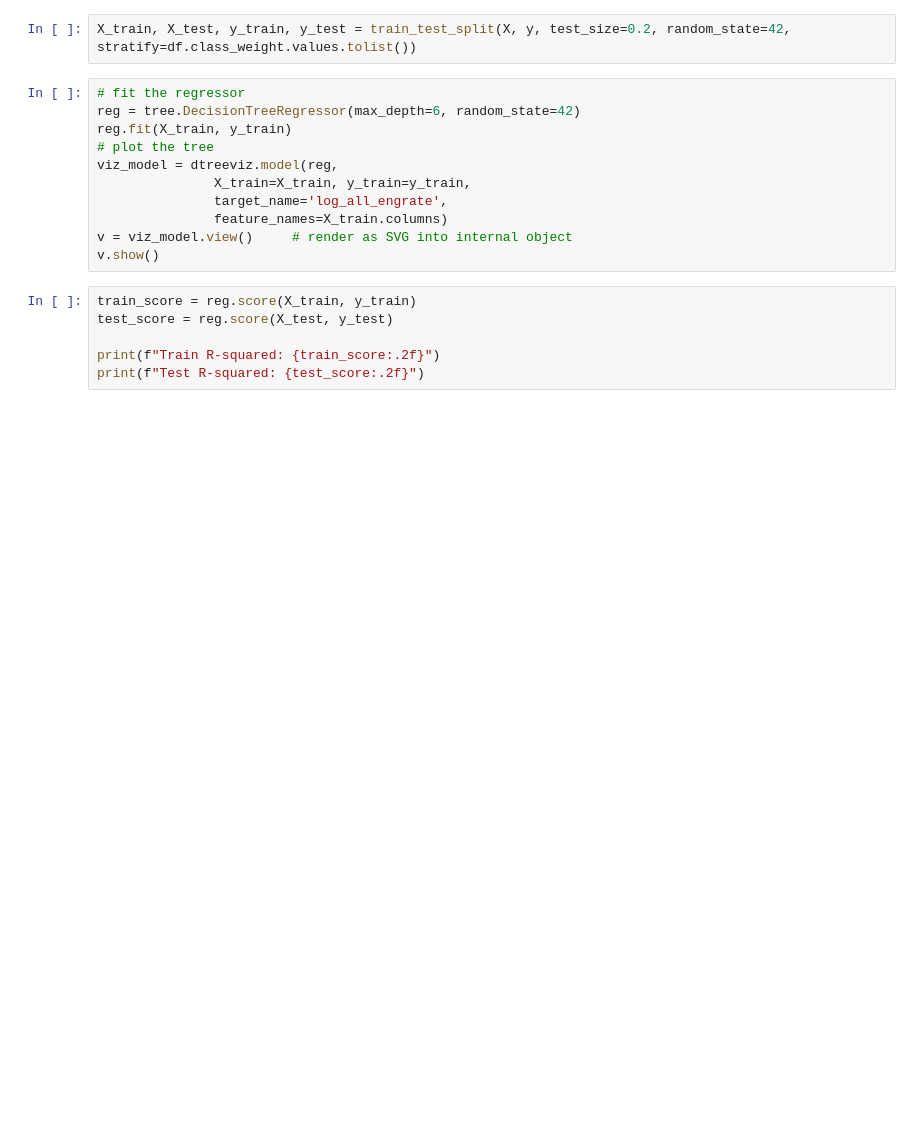
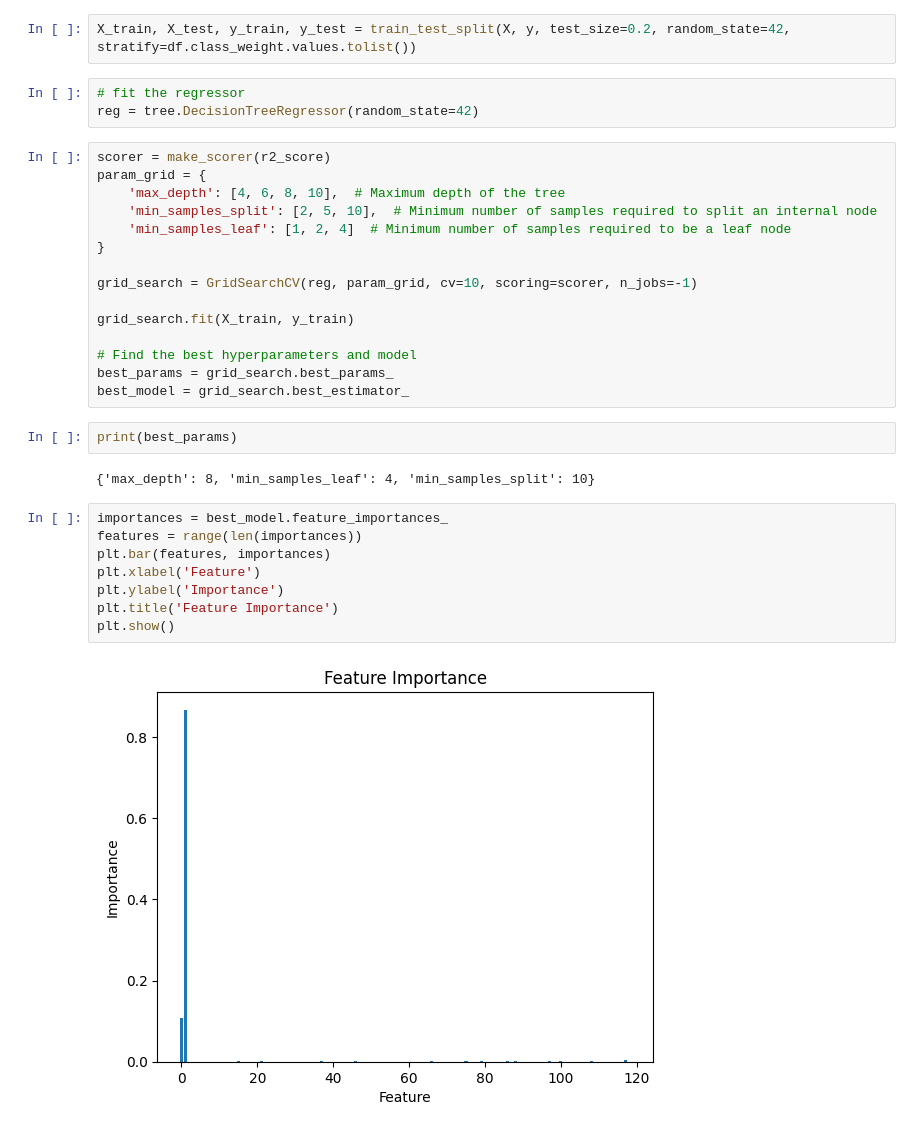
Before and after one commit to vladislabv/machine-learning-project, a Jupyter notebook: notebooks/3.1-vst-decision-trees.ipynb, the cells around one changed output. Saved outputs shown, nothing was run; the diff lists cells and outputs as text; blank space fills up the shorter version.

```diff
--- a/notebooks/3.1-vst-decision-trees.ipynb
+++ b/notebooks/3.1-vst-decision-trees.ipynb
@@ -38,18 +64,33 @@ print(y.head())
 X_train, X_test, y_train, y_test = train_test_split(X, y, test_size=0.2, random_state=42, stratify=df.class_weight.values.tolist())
 # %%
 # fit the regressor
-reg = tree.DecisionTreeRegressor(max_depth=6, random_state=42)
-reg.fit(X_train, y_train)
-# plot the tree
-viz_model = dtreeviz.model(reg,
-               X_train=X_train, y_train=y_train,
-               target_name='log_all_engrate',
-               feature_names=X_train.columns)
-v = viz_model.view()     # render as SVG into internal object
-v.show()
+reg = tree.DecisionTreeRegressor(random_state=42)
-# %%
-train_score = reg.score(X_train, y_train)
-test_score = reg.score(X_test, y_test)
-
-print(f"Train R-squared: {train_score:.2f}")
-print(f"Test R-squared: {test_score:.2f}")
+# %%
+scorer = make_scorer(r2_score)
+param_grid = {
+    'max_depth': [4, 6, 8, 10],  # Maximum depth of the tree
+    'min_samples_split': [2, 5, 10],  # Minimum number of samples required to split an internal node
+    'min_samples_leaf': [1, 2, 4]  # Minimum number of samples required to be a leaf node
+}
+
+grid_search = GridSearchCV(reg, param_grid, cv=10, scoring=scorer, n_jobs=-1)
+
+grid_search.fit(X_train, y_train)
+
+# Find the best hyperparameters and model
+best_params = grid_search.best_params_
+best_model = grid_search.best_estimator_
+# %%
+print(best_params)
+# %% [output]
+{'max_depth': 8, 'min_samples_leaf': 4, 'min_samples_split': 10}
+# %%
+importances = best_model.feature_importances_
+features = range(len(importances))
+plt.bar(features, importances)
+plt.xlabel('Feature')
+plt.ylabel('Importance')
+plt.title('Feature Importance')
+plt.show()
+# %% [output]
+[figure, added]
```
Also changed, not shown: parts of 11 cells of this notebook, 7 other files.
